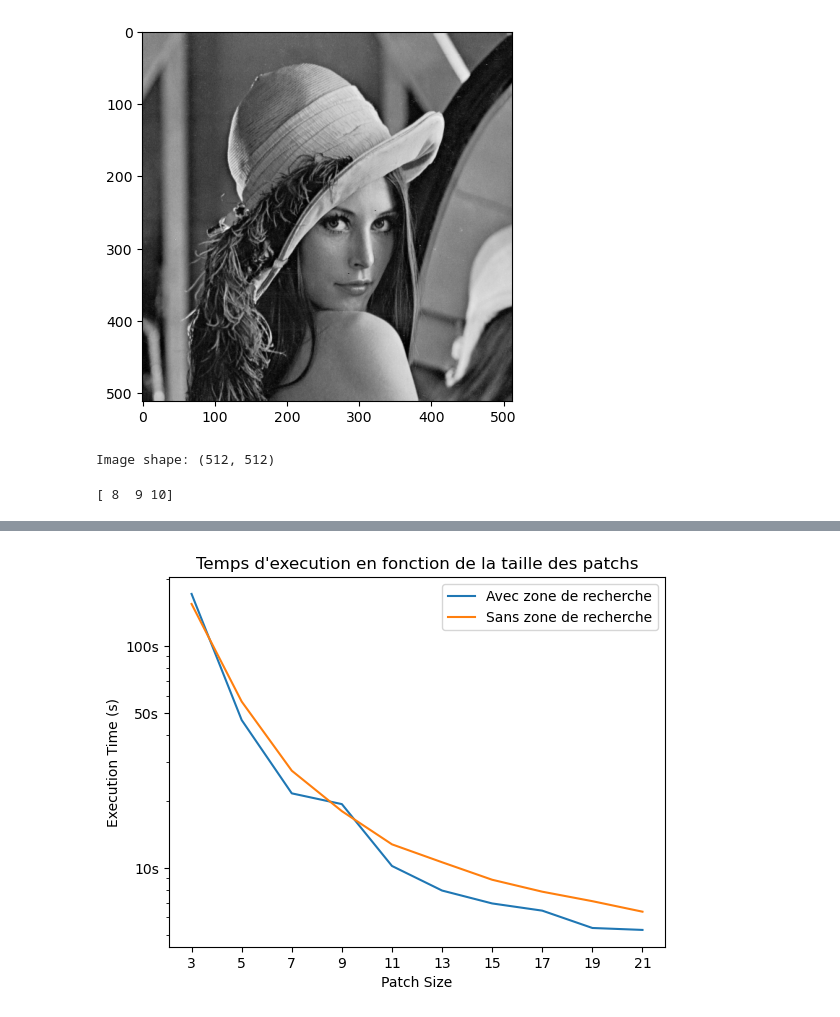
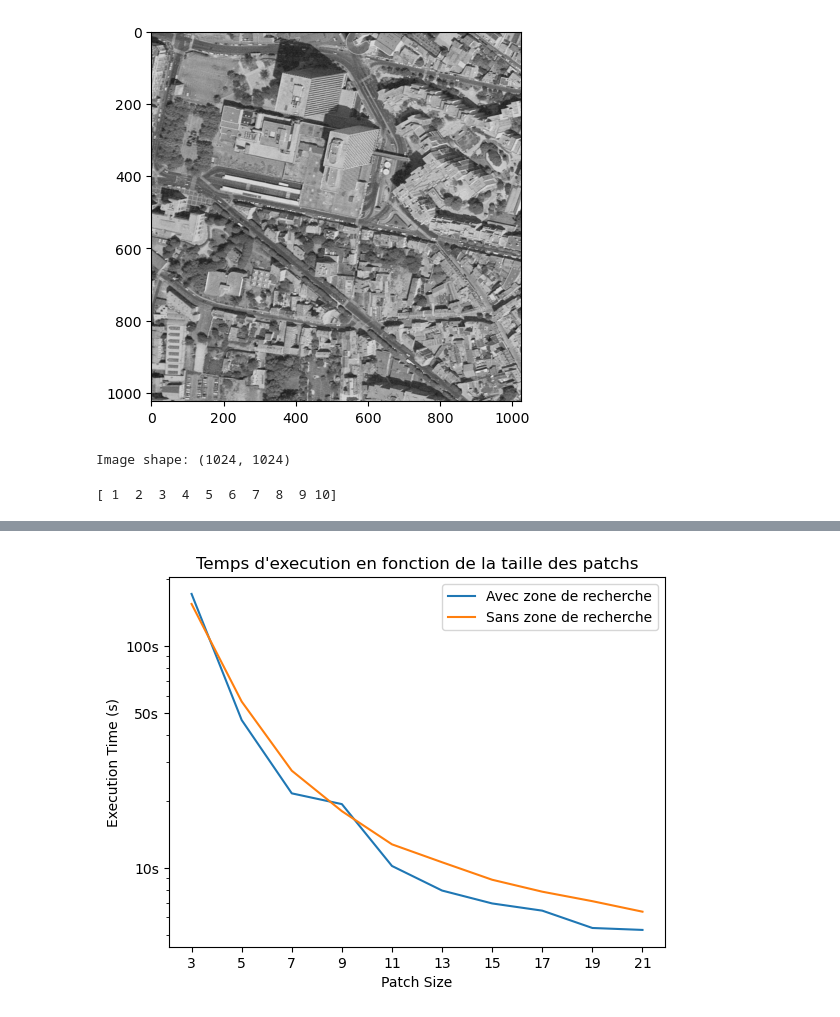
Before and after one commit to clementgilli/inpainting, a Jupyter notebook: time_graph.ipynb, the cells around one changed output, grey strips where cells are left out. Cells and saved outputs as stored; diff of their text form; code cells hidden in the pictures.

```diff
--- a/time_graph.ipynb
+++ b/time_graph.ipynb
@@ -6,14 +6,15 @@ import time
 from matplotlib import pyplot as plt
 from matplotlib import ticker
 # %%
-img = plt.imread("images/lena.tif")
+url_img = "images/vincennes_d.tif"
+img = plt.imread(url_img)
 plt.imshow(img, cmap='gray')
 plt.show()
 print("Image shape:", img.shape)
 height, width = img.shape
 # %% [output]
-[figure, old version]
+[figure, new version]
-Image shape: (512, 512)
+Image shape: (1024, 1024)
 # %%
 patch_sizes = np.arange(1, 11)
 time_naive = [1]#np.load("time_naive.npy")
@@ -23,7 +24,7 @@ masquex1, masquey1, masquex2, masquey2 = height//2-50,width//2-50,height//2+50,w
 
 print(patch_sizes)
 # %% [output]
-[ 8  9 10]
+[ 1  2  3  4  5  6  7  8  9 10]
 # %%
 if len(time_naive) == 0:
     for size in patch_sizes:
```
Also changed, not shown: parts of 3 cells of this notebook, 12 other files.
